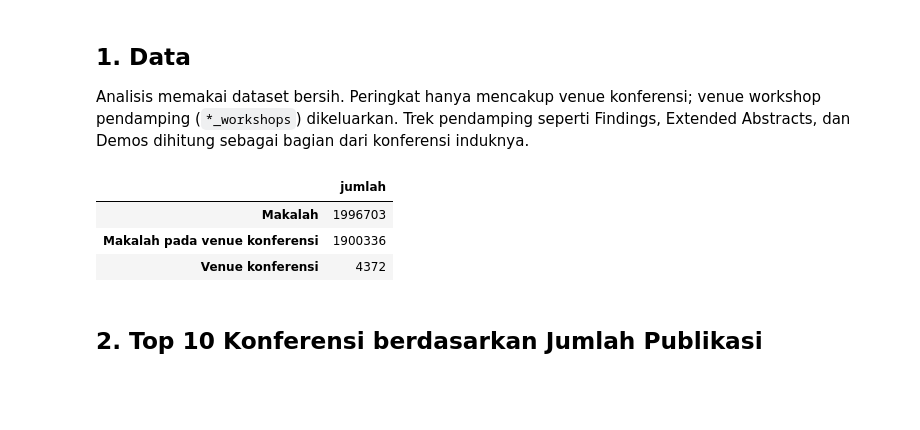
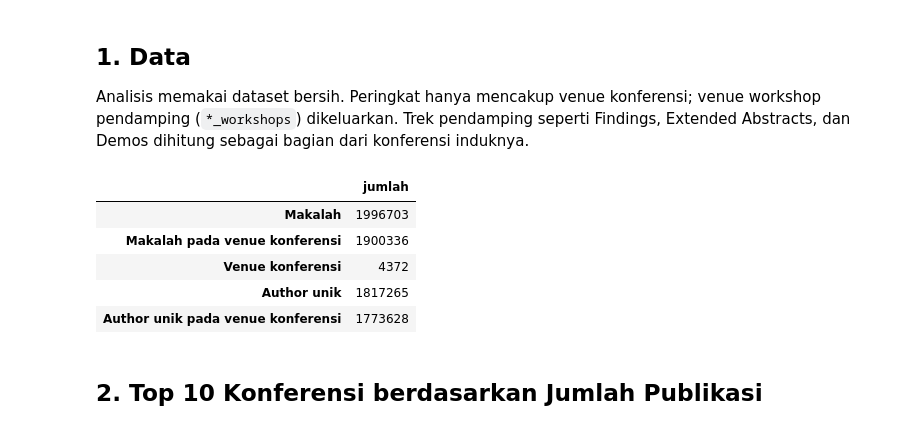
Before and after one commit to RNXFreeze/IF4041-Datmin-Tubes-Kel1, a Jupyter notebook: notebooks/02_conference_popularity.ipynb, the cells around one changed output. Cells and saved outputs as stored; diff of their text form; code cells hidden in the pictures; blank space fills up the shorter version.

Commit message:
feat: add top 10 conferences by unique authors

```diff
--- a/notebooks/02_conference_popularity.ipynb
+++ b/notebooks/02_conference_popularity.ipynb
@@ -23,18 +23,24 @@ pendamping (`*_workshops`) dikeluarkan. Trek pendamping seperti Findings, Extend
 dan Demos dihitung sebagai bagian dari konferensi induknya.
 # %%
 papers = pd.read_parquet(config.CLEAN_PAPERS, columns=["paper_key", "year", "venue_id", "venue_name", "track"])
+pairs = pd.read_parquet(config.CLEAN_PAPER_AUTHOR, columns=["paper_key", "author", "venue_id"])
 conferences = papers[~papers["venue_id"].str.endswith("_workshops")]
+conference_pairs = pairs[~pairs["venue_id"].str.endswith("_workshops")]
 
 pd.Series({
     "Makalah": len(papers),
     "Makalah pada venue konferensi": len(conferences),
     "Venue konferensi": conferences["venue_id"].nunique(),
+    "Author unik": pairs["author"].nunique(),
+    "Author unik pada venue konferensi": conference_pairs["author"].nunique(),
 }).to_frame("jumlah")
 # %% [output]
 |  | jumlah |
 | Makalah | 1996703 |
 | Makalah pada venue konferensi | 1900336 |
 | Venue konferensi | 4372 |
+| Author unik | 1817265 |
+| Author unik pada venue konferensi | 1773628 |
 # %% [markdown]
 ## 2. Top 10 Konferensi berdasarkan Jumlah Publikasi
 # %%
```
Also changed, not shown: parts of 5 cells of this notebook, 2 other files.
